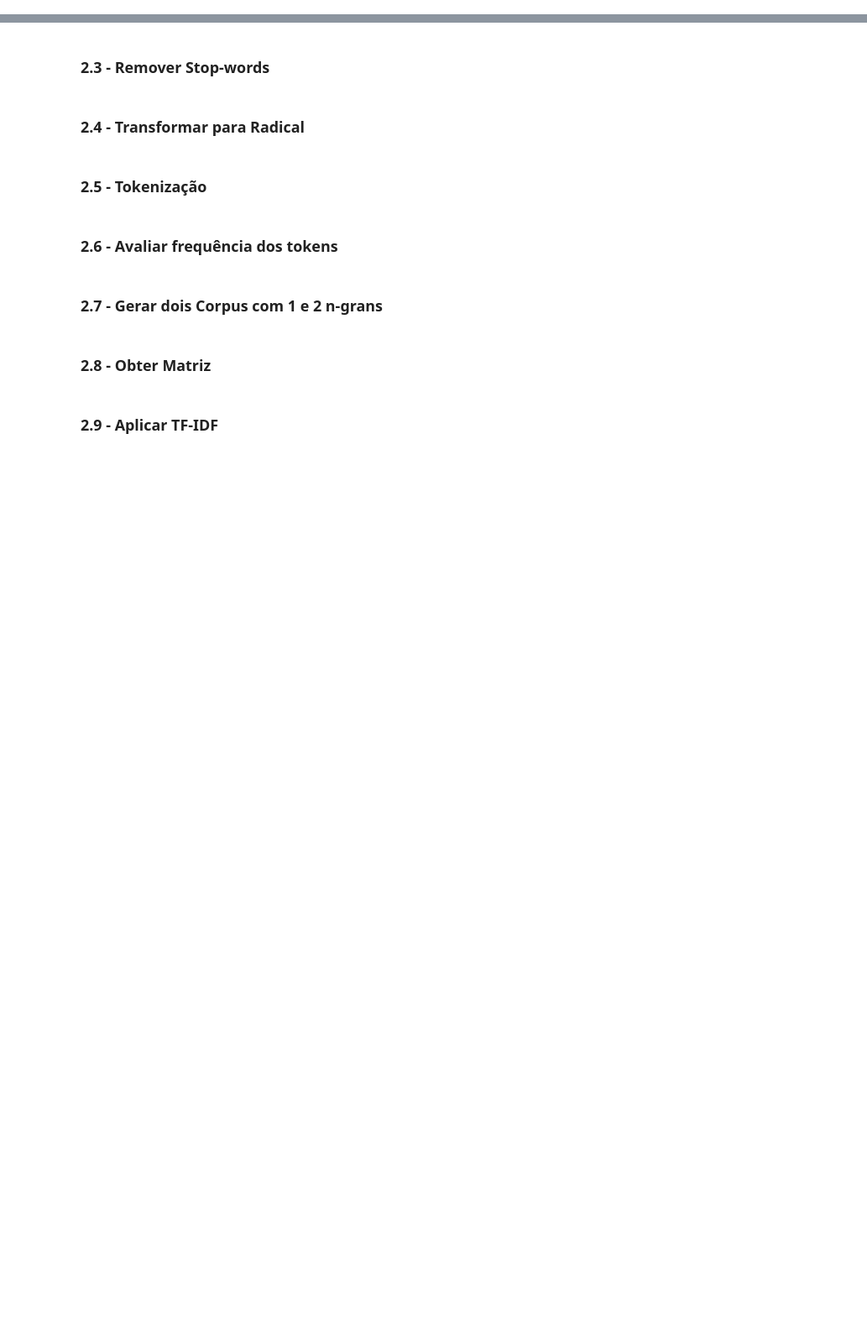
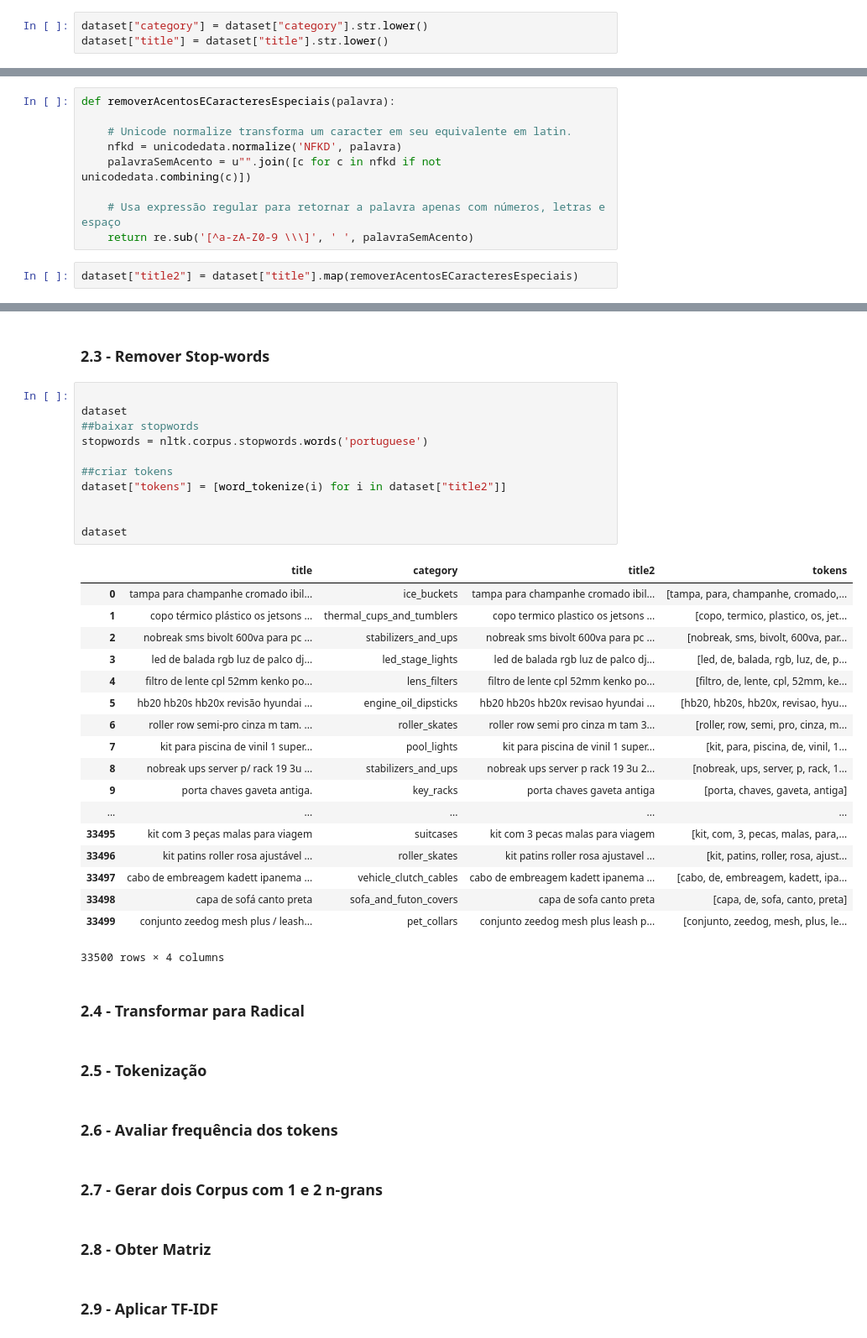
Before and after one commit to mbjesus/desafio_01_nlp_ufg, a Jupyter notebook: NLP_TCE.ipynb, the cells around one changed output, grey strips where cells are left out. Shown at 84% size. Drawn from its saved outputs; the diff is of its cells as text; blank space fills up the shorter version.

```diff
--- a/NLP_TCE.ipynb
+++ b/NLP_TCE.ipynb
@@ -8,5 +60,19 @@
 ## Etapa 2 - Pré-processamento
 # %% [markdown]
 ### 2.1 - Converter para minúsculo
+# %%
+dataset["category"] = dataset["category"].str.lower()
+dataset["title"] = dataset["title"].str.lower()
 # %% [markdown]
 ### 2.2 - Remover caractéres especiais
+# %%
+def removerAcentosECaracteresEspeciais(palavra):
+
+    # Unicode normalize transforma um caracter em seu equivalente em latin.
+    nfkd = unicodedata.normalize('NFKD', palavra)
+    palavraSemAcento = u"".join([c for c in nfkd if not unicodedata.combining(c)])
+
+    # Usa expressão regular para retornar a palavra apenas com números, letras e espaço
+    return re.sub('[^a-zA-Z0-9 \\\]', ' ', palavraSemAcento)
+# %%
+dataset["title2"] = dataset["title"].map(removerAcentosECaracteresEspeciais)
@@ -13,5 +100,35 @@
 # %% [markdown]
 ### 2.3 - Remover Stop-words
+# %%
+
+dataset
+##baixar stopwords
+stopwords = nltk.corpus.stopwords.words('portuguese')
+
+##criar tokens
+dataset["tokens"] = [word_tokenize(i) for i in dataset["title2"]]
+
+
+dataset
+# %% [output]
+|  | title | category | title2 | tokens |
+| 0 | tampa para champanhe cromado ibil... | ice_buckets | tampa para champanhe cromado ibil... | [tampa, para, champanhe, cromado,... |
+| 1 | copo térmico plástico os jetsons ... | thermal_cups_and_tumblers | copo termico plastico os jetsons ... | [copo, termico, plastico, os, jet... |
+| 2 | nobreak sms bivolt 600va para pc ... | stabilizers_and_ups | nobreak sms bivolt 600va para pc ... | [nobreak, sms, bivolt, 600va, par... |
+| 3 | led de balada rgb luz de palco dj... | led_stage_lights | led de balada rgb luz de palco dj... | [led, de, balada, rgb, luz, de, p... |
+| 4 | filtro de lente cpl 52mm kenko po... | lens_filters | filtro de lente cpl 52mm kenko po... | [filtro, de, lente, cpl, 52mm, ke... |
+| 5 | hb20 hb20s hb20x revisão hyundai ... | engine_oil_dipsticks | hb20 hb20s hb20x revisao hyundai ... | [hb20, hb20s, hb20x, revisao, hyu... |
+| 6 | roller row semi-pro cinza m tam. ... | roller_skates | roller row semi pro cinza m tam 3... | [roller, row, semi, pro, cinza, m... |
+| 7 | kit para piscina de vinil 1 super... | pool_lights | kit para piscina de vinil 1 super... | [kit, para, piscina, de, vinil, 1... |
+| 8 | nobreak ups server p/ rack 19 3u ... | stabilizers_and_ups | nobreak ups server p rack 19 3u 2... | [nobreak, ups, server, p, rack, 1... |
+| 9 | porta chaves gaveta antiga. | key_racks | porta chaves gaveta antiga | [porta, chaves, gaveta, antiga] |
+| ... | ... | ... | ... | ... |
+| 33495 | kit com 3 peças malas para viagem | suitcases | kit com 3 pecas malas para viagem | [kit, com, 3, pecas, malas, para,... |
+| 33496 | kit patins roller rosa ajustável ... | roller_skates | kit patins roller rosa ajustavel ... | [kit, patins, roller, rosa, ajust... |
+| 33497 | cabo de embreagem kadett ipanema ... | vehicle_clutch_cables | cabo de embreagem kadett ipanema ... | [cabo, de, embreagem, kadett, ipa... |
+| 33498 | capa de sofá canto preta | sofa_and_futon_covers | capa de sofa canto preta | [capa, de, sofa, canto, preta] |
+| 33499 | conjunto zeedog mesh plus / leash... | pet_collars | conjunto zeedog mesh plus leash p... | [conjunto, zeedog, mesh, plus, le... |
+33500 rows × 4 columns
 # %% [markdown]
 ### 2.4 - Transformar para Radical
 # %% [markdown]
```
Also changed, not shown: parts of 6 cells of this notebook.
